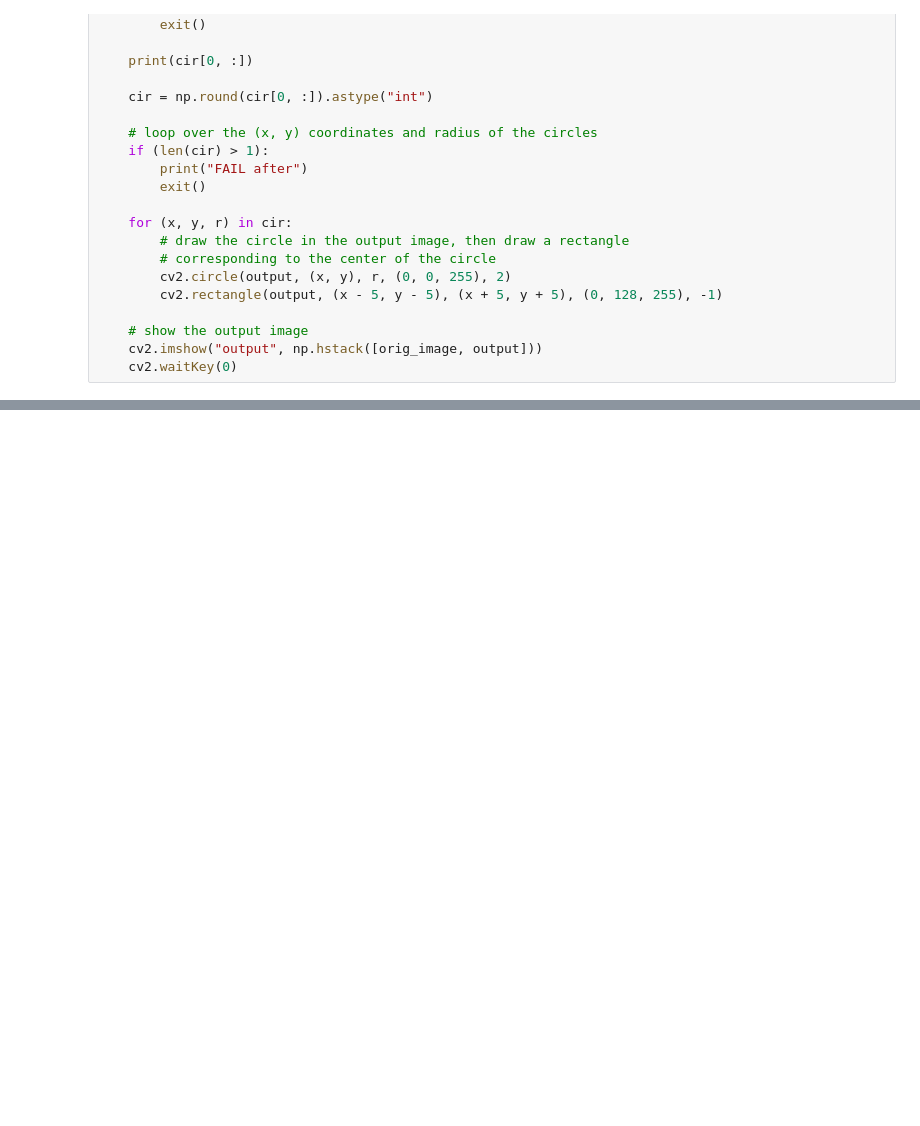
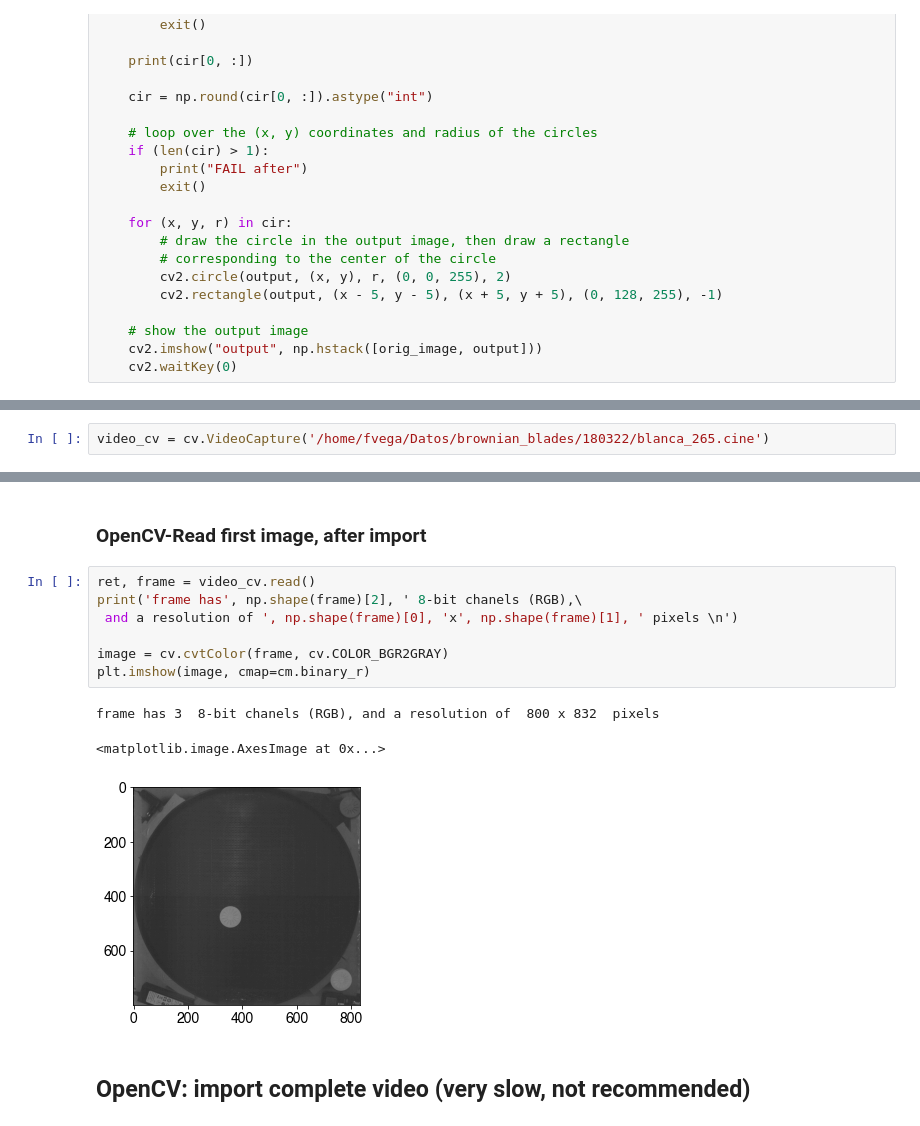
Before and after one commit to fvegar/brownian, a Jupyter notebook: iterative_circle_detection.ipynb, the cells around one changed output, grey strips where cells are left out. Saved outputs shown, nothing was run; the diff lists cells and outputs as text; blank space fills up the shorter version.

```diff
--- a/iterative_circle_detection.ipynb
+++ b/iterative_circle_detection.ipynb
@@ -115,0 +120,2 @@ for cir in circleLog:
+# %%
+video_cv = cv.VideoCapture('/home/fvega/Datos/brownian_blades/180322/blanca_265.cine')
@@ -115,0 +136,15 @@ for cir in circleLog:
+# %% [markdown]
+### OpenCV-Read first image, after import
+# %%
+ret, frame = video_cv.read()
+print('frame has', np.shape(frame)[2], ' 8-bit chanels (RGB),\
+ and a resolution of ', np.shape(frame)[0], 'x', np.shape(frame)[1], ' pixels \n')
+
+image = cv.cvtColor(frame, cv.COLOR_BGR2GRAY)
+plt.imshow(image, cmap=cm.binary_r)
+# %% [output]
+frame has 3  8-bit chanels (RGB), and a resolution of  800 x 832  pixels
+<matplotlib.image.AxesImage at 0x...>
+[figure, added]
+# %% [markdown]
+## OpenCV: import complete video (very slow, not recommended)
```
Also changed, not shown: parts of 7 cells of this notebook, 2 other files.
